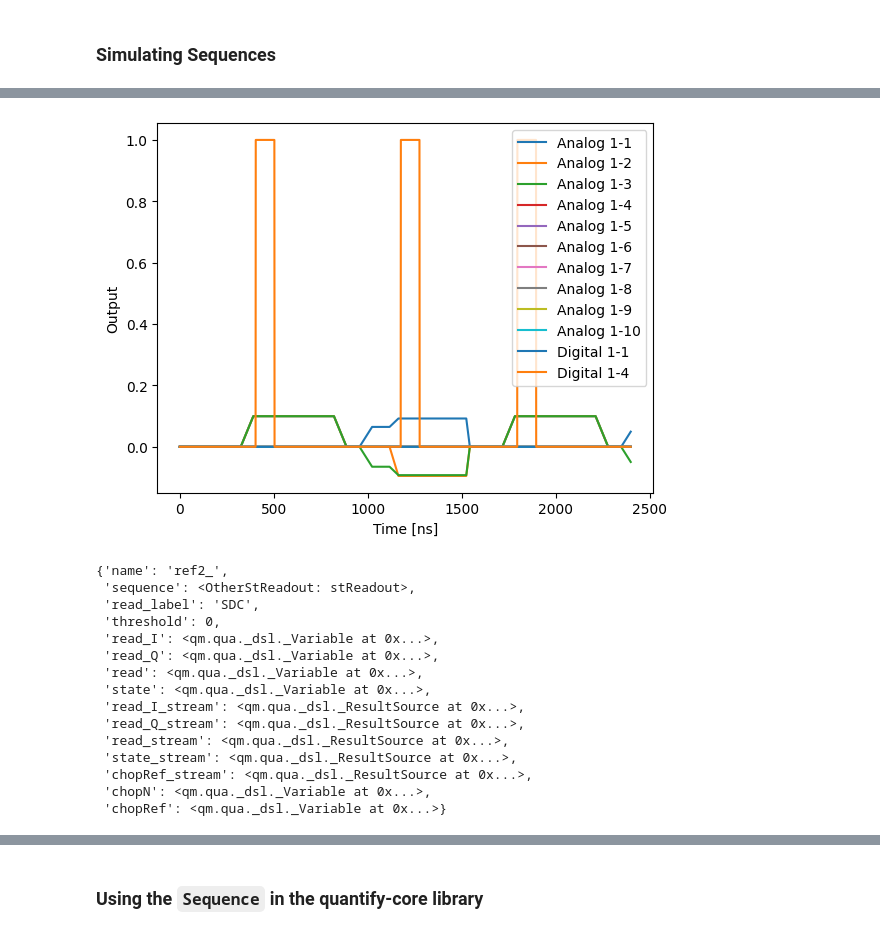
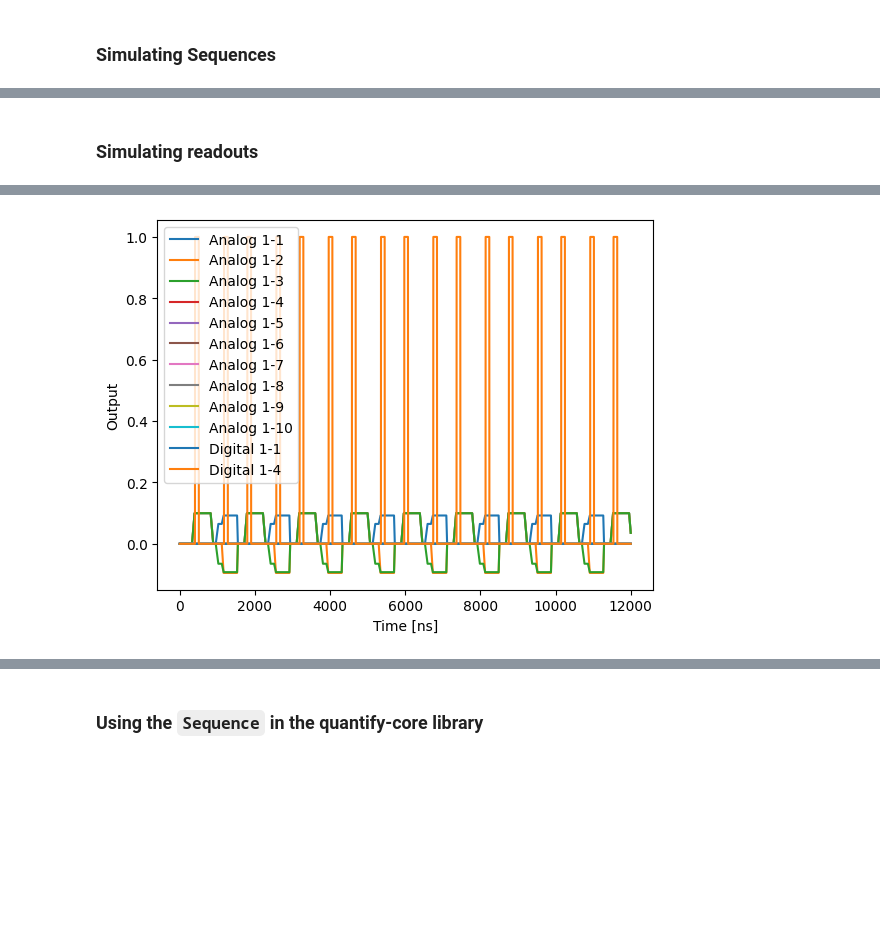
Before and after one commit to andncl/arbok, a Jupyter notebook: arbok/examples/user_guide.ipynb, the cells around one changed output, grey strips where cells are left out. Cells and saved outputs as stored; diff of their text form; code cells hidden in the pictures; blank space fills up the shorter version.

```diff
--- a/arbok/examples/user_guide.ipynb
+++ b/arbok/examples/user_guide.ipynb
@@ -67,0 +120,5 @@ The entire sequence can now be simulated. Note that 'tInitLoadMixed' and 'tPreCo
+# %%
+MEAS.square.settables = [MEAS.square.amp, MEAS.square.tSquare]
+MEAS.square.setpoints_grid = [ np.linspace(0.1, 1, 3), np.linspace(4, 50, 3) ]
+# %%
+job = MEAS.square.run_remote_simulation(duration = 850)
@@ -67,0 +135,8 @@ The entire sequence can now be simulated. Note that 'tInitLoadMixed' and 'tPreCo
+# %%
+MEAS.CYY.settables = [MEAS.CYY.smartSwap12.vControlSWAP_J1, MEAS.CYY.smartSwap12.tSwap]
+MEAS.CYY.setpoints_grid = [ np.linspace(0.5, 1, 3), np.linspace(4, 100, 3) ]
+MEAS.CYY.smartSwap12.vControlSWAP_J1.batched = True
+MEAS.CYY.smartSwap12.tSwap.batched = True
+MEAS.CYY.smartY.smart_cycles(1)
+# %%
+job = MEAS.CYY.run_remote_simulation(duration = 12000)
@@ -68,5 +148,7 @@ The entire sequence can now be simulated. Note that 'tInitLoadMixed' and 'tPreCo
+# %% [markdown]
+### Simulating readouts
 # %%
 MEAS.CYY.smartSwap12.tWait(int(192))
 #job = MEAS.CYY.smartSwap12.run_remote_simulation(duration = 2000)
-job = MEAS.stReadout.run_remote_simulation(duration = 600)
+job = MEAS.stReadout.run_remote_simulation(duration = 3000)
 # %% [output]
@@ -77,22 +159,4 @@ STREAMING
-[figure, old version]
+[figure, new version]
-# %%
-MEAS.stReadout.ref2.__dict__
-# %% [output]
-{'name': 'ref2_',
- 'sequence': <OtherStReadout: stReadout>,
- 'read_label': 'SDC',
- 'threshold': 0,
- 'read_I': <qm.qua._dsl._Variable at 0x...>,
- 'read_Q': <qm.qua._dsl._Variable at 0x...>,
- 'read': <qm.qua._dsl._Variable at 0x...>,
- 'state': <qm.qua._dsl._Variable at 0x...>,
- 'read_I_stream': <qm.qua._dsl._ResultSource at 0x...>,
- 'read_Q_stream': <qm.qua._dsl._ResultSource at 0x...>,
- 'read_stream': <qm.qua._dsl._ResultSource at 0x...>,
- 'state_stream': <qm.qua._dsl._ResultSource at 0x...>,
- 'chopRef_stream': <qm.qua._dsl._ResultSource at 0x...>,
- 'chopN': <qm.qua._dsl._Variable at 0x...>,
- 'chopRef': <qm.qua._dsl._Variable at 0x...>}
 # %%
 samples = job.get_simulated_samples()
 # %%
```
Also changed, not shown: parts of 33 cells of this notebook, 6 other files.
